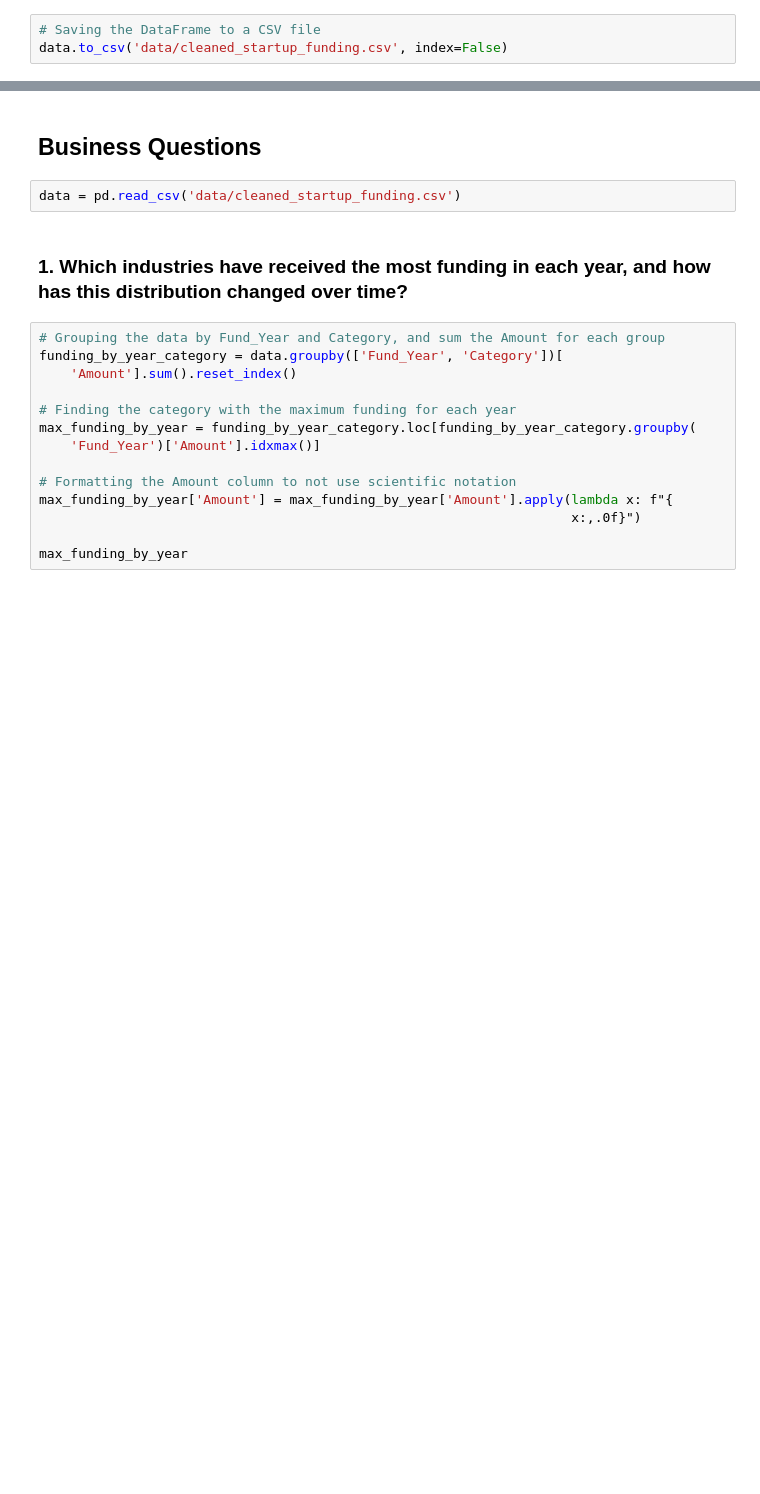
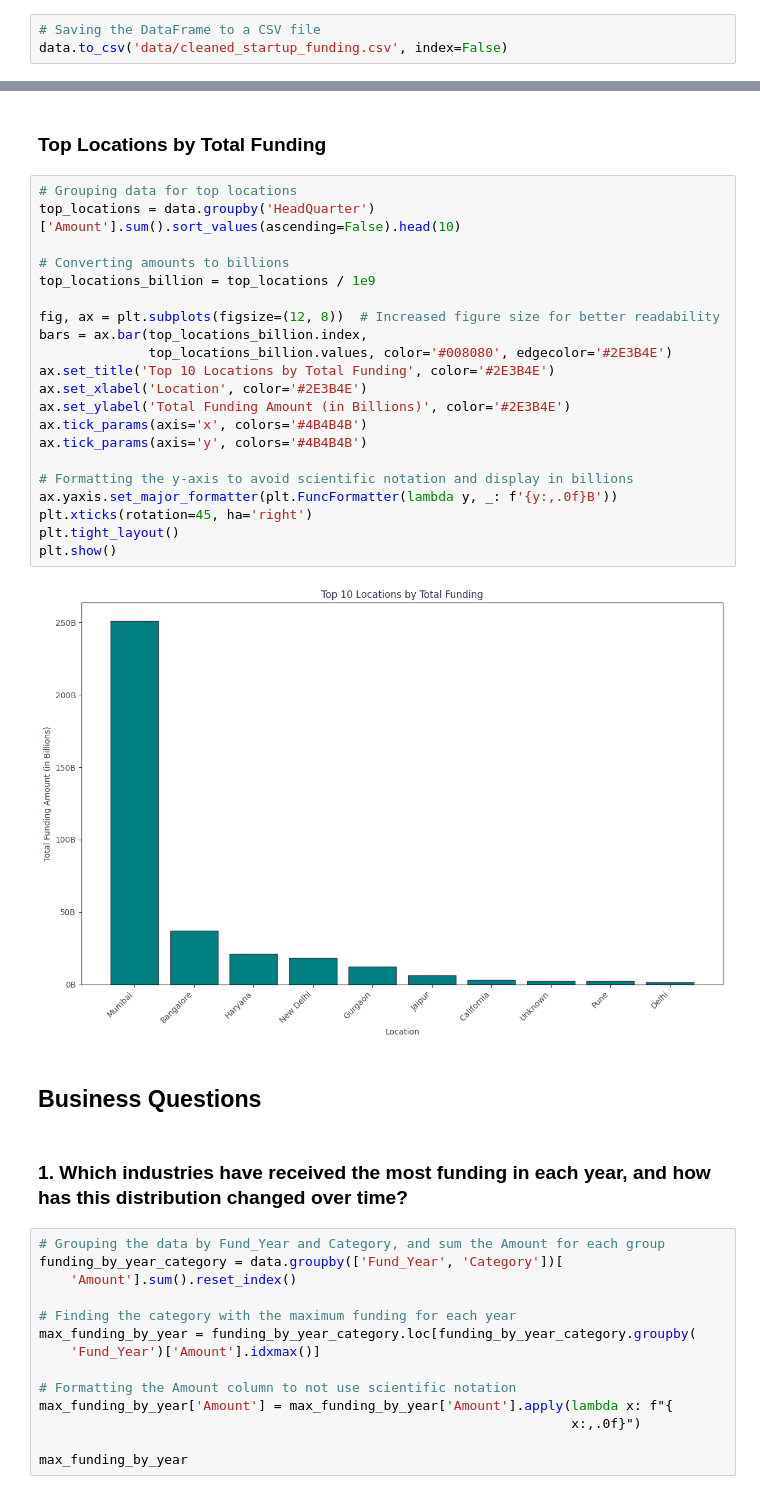
Before and after one commit to elishastanley/Indian-Start-up-Funding-Analysis-2018-2021, a Jupyter notebook: notebook/main.ipynb, the cells around one changed output, grey strips where cells are left out. Saved outputs shown, nothing was run; the diff lists cells and outputs as text; blank space fills up the shorter version.

```diff
--- a/notebook/main.ipynb
+++ b/notebook/main.ipynb
@@ -875,7 +621,30 @@ data.to_csv('data/cleaned_startup_funding.csv', index=False)
+# %% [markdown]
+### Top Locations by Total Funding
+# %%
+# Grouping data for top locations
+top_locations = data.groupby('HeadQuarter')['Amount'].sum().sort_values(ascending=False).head(10)
+
+# Converting amounts to billions
+top_locations_billion = top_locations / 1e9
+
+fig, ax = plt.subplots(figsize=(12, 8))  # Increased figure size for better readability
+bars = ax.bar(top_locations_billion.index,
+              top_locations_billion.values, color='#008080', edgecolor='#2E3B4E')
+ax.set_title('Top 10 Locations by Total Funding', color='#2E3B4E')
+ax.set_xlabel('Location', color='#2E3B4E')
+ax.set_ylabel('Total Funding Amount (in Billions)', color='#2E3B4E')
+ax.tick_params(axis='x', colors='#4B4B4B')
+ax.tick_params(axis='y', colors='#4B4B4B')
+
+# Formatting the y-axis to avoid scientific notation and display in billions
+ax.yaxis.set_major_formatter(plt.FuncFormatter(lambda y, _: f'{y:,.0f}B'))
+plt.xticks(rotation=45, ha='right')
+plt.tight_layout()
+plt.show()
+# %% [output]
+[figure, added]
 # %% [markdown]
 ## **Business Questions**
-# %%
-data = pd.read_csv('data/cleaned_startup_funding.csv')
 # %% [markdown]
 ### 1. Which industries have received the most funding in each year, and how has this distribution changed over time?
 # %%
```
Also changed, not shown: parts of 22 cells of this notebook, 1 other file.
